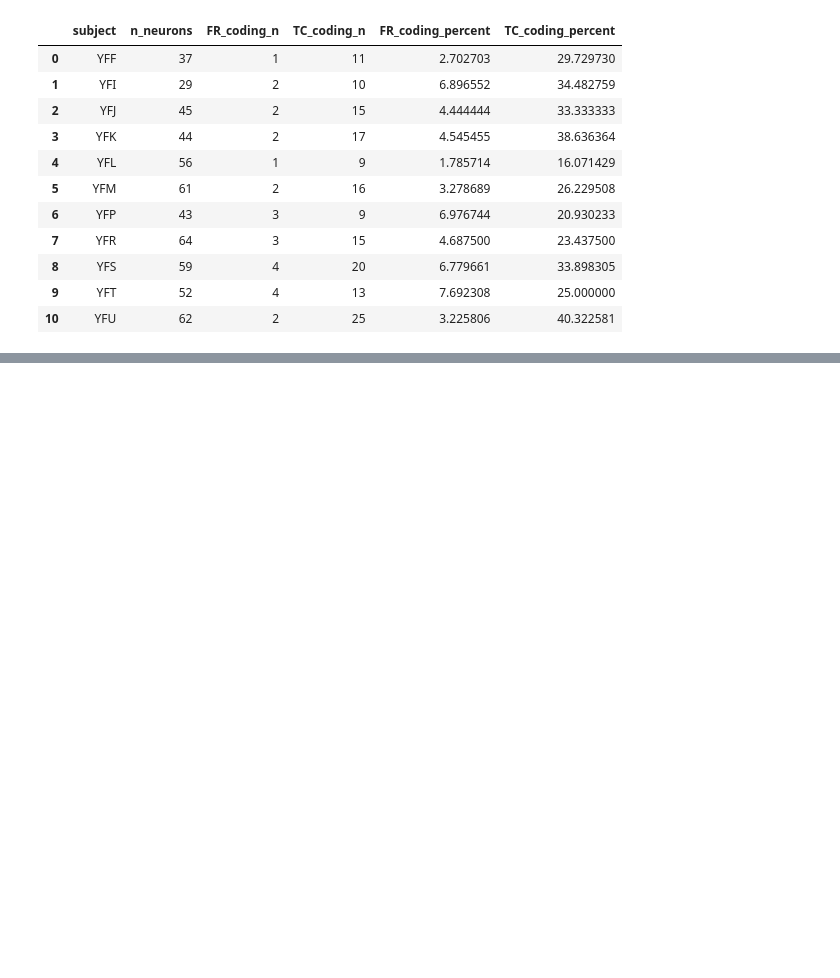
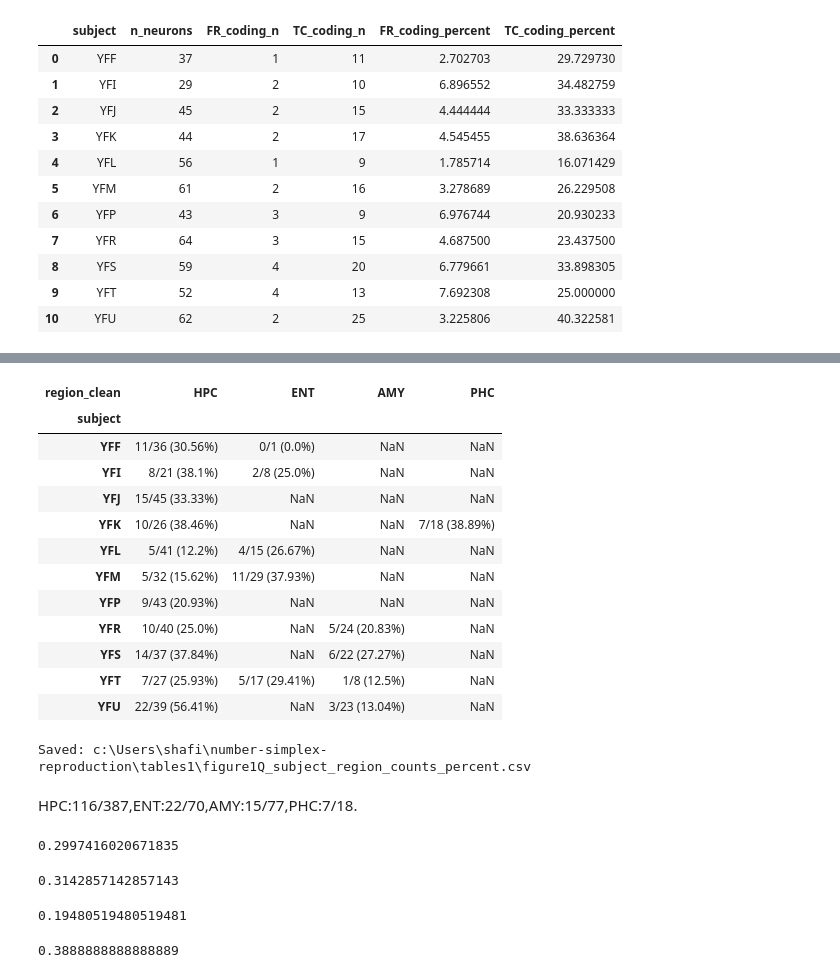
Before and after one commit to Shafiq-Abdu/number-simplex-reproduction, a Jupyter notebook: notebooks1/fig1NMQS.ipynb, the cells around one changed output, grey strips where cells are left out. Saved outputs shown, nothing was run; the diff lists cells and outputs as text; code cells hidden in the pictures; blank space fills up the shorter version.

```diff
--- a/notebooks1/fig1NMQS.ipynb
+++ b/notebooks1/fig1NMQS.ipynb
@@ -4119,0 +4388,79 @@ subject_summary[
+# %%
+# ============================================================
+# FIGURE 1Q
+# SUBJECT × REGION: COUNT + PERCENTAGE TABLE
+# ============================================================
+
+region_summary["count_percent"] = (
+    region_summary["n_TC_coding"].astype(int).astype(str)
+    + "/"
+    + region_summary["n_neurons"].astype(int).astype(str)
+    + " ("
+    + region_summary["TC_coding_percent"].round(2).astype(str)
+    + "%)"
+)
+
+
+count_percentage_matrix = (
+    region_summary
+    .pivot(
+        index="subject",
+        columns="region_clean",
+        values="count_percent",
+    )
+    .reindex(
+        index=subject_order,
+        columns=region_order,
+    )
+)
+
+
+display(count_percentage_matrix)
+
+
+# Save
+count_percentage_matrix.to_csv(
+    ROOT
+    / "tables1"
+    / "figure1Q_subject_region_counts_percent.csv"
+)
+
+print(
+    "Saved:",
+    ROOT
+    / "tables1"
+    / "figure1Q_subject_region_counts_percent.csv"
+)
+# %% [output]
+| region_clean | HPC | ENT | AMY | PHC |
+| subject |  |  |  |  |
+| YFF | 11/36 (30.56%) | 0/1 (0.0%) | NaN | NaN |
+| YFI | 8/21 (38.1%) | 2/8 (25.0%) | NaN | NaN |
+| YFJ | 15/45 (33.33%) | NaN | NaN | NaN |
+| YFK | 10/26 (38.46%) | NaN | NaN | 7/18 (38.89%) |
+| YFL | 5/41 (12.2%) | 4/15 (26.67%) | NaN | NaN |
+| YFM | 5/32 (15.62%) | 11/29 (37.93%) | NaN | NaN |
+| YFP | 9/43 (20.93%) | NaN | NaN | NaN |
+| YFR | 10/40 (25.0%) | NaN | 5/24 (20.83%) | NaN |
+| YFS | 14/37 (37.84%) | NaN | 6/22 (27.27%) | NaN |
+| YFT | 7/27 (25.93%) | 5/17 (29.41%) | 1/8 (12.5%) | NaN |
+| YFU | 22/39 (56.41%) | NaN | 3/23 (13.04%) | NaN |
+Saved: c:\Users\shafi\number-simplex-reproduction\tables1\figure1Q_subject_region_counts_percent.csv
+# %% [markdown]
+HPC:116/387,ENT:22/70,AMY:15/77,PHC:7/18.
+# %%
+116/387
+# %% [output]
+0.2997416020671835
+# %%
+22/70
+# %% [output]
+0.3142857142857143
+# %%
+15/77
+# %% [output]
+0.19480519480519481
+# %%
+7/18
+# %% [output]
+0.3888888888888889
```
Also changed, not shown: parts of 3 cells of this notebook, 15 other files.
